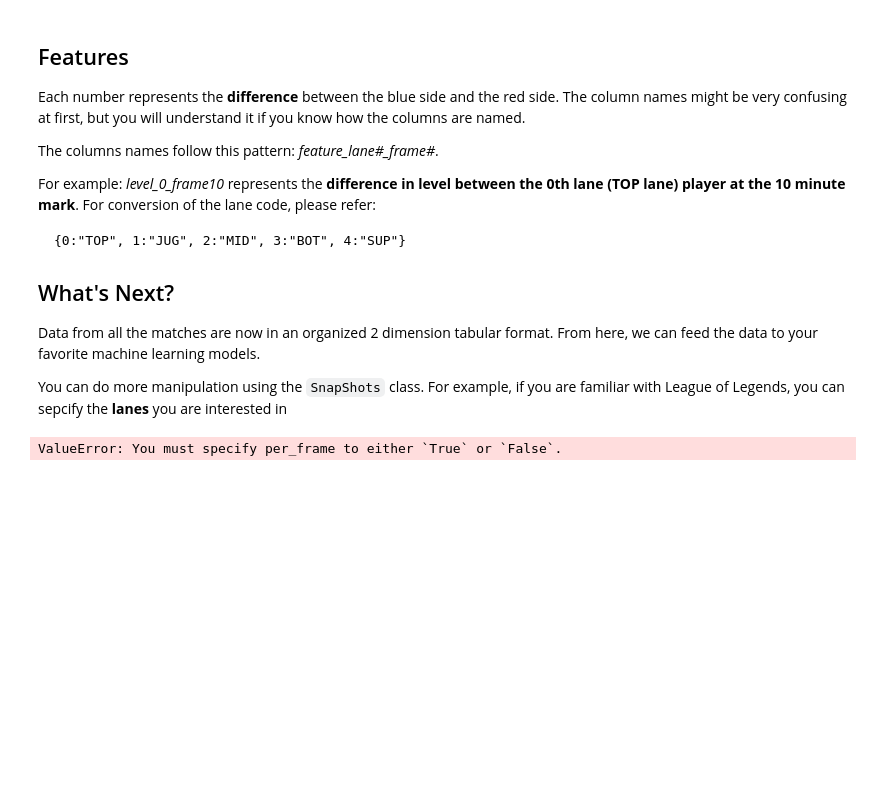
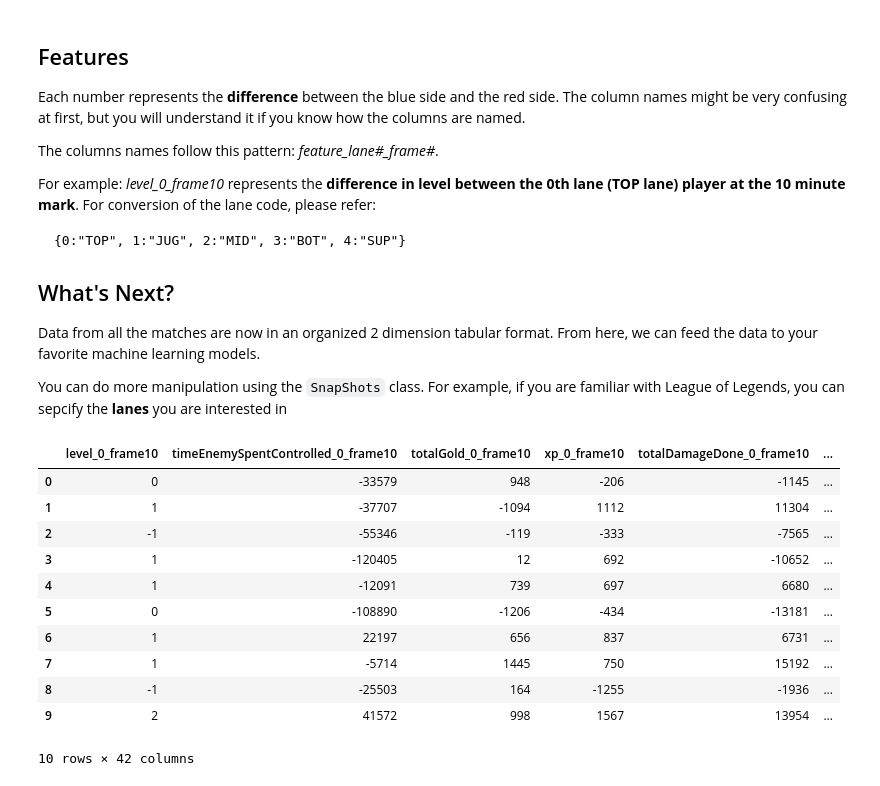
Before and after one commit to JohnsonJDDJ/zilean, a Jupyter notebook: examples/examples.ipynb, the cells around one changed output. Saved outputs shown, nothing was run; the diff lists cells and outputs as text; code cells hidden in the pictures; blank space fills up the shorter version.

```diff
--- a/examples/examples.ipynb
+++ b/examples/examples.ipynb
@@ -110,6 +110,18 @@ Data from all the matches are now in an organized 2 dimension tabular format. Fr
 
 You can do more manipulation using the `SnapShots` class. For example, if you are familiar with League of Legends, you can sepcify the **lanes** you are interested in
 # %%
-snaps.get_lanes(["TOP", "MID"], per_frame=False)
+top_and_mid = snaps.get_lanes(["TOP", "MID"], per_frame=False)
+pd.DataFrame(top_and_mid).head(10)
 # %% [output]
+|  | level_0_frame10 | timeEnemySpentControlled_0_frame10 | totalGold_0_frame10 | xp_0_frame10 | totalDamageDone_0_frame10 | ... |
+| 0 | 0 | -33579 | 948 | -206 | -1145 | ... |
+| 1 | 1 | -37707 | -1094 | 1112 | 11304 | ... |
+| 2 | -1 | -55346 | -119 | -333 | -7565 | ... |
+| 3 | 1 | -120405 | 12 | 692 | -10652 | ... |
+| 4 | 1 | -12091 | 739 | 697 | 6680 | ... |
+| 5 | 0 | -108890 | -1206 | -434 | -13181 | ... |
+| 6 | 1 | 22197 | 656 | 837 | 6731 | ... |
+| 7 | 1 | -5714 | 1445 | 750 | 15192 | ... |
+| 8 | -1 | -25503 | 164 | -1255 | -1936 | ... |
+| 9 | 2 | 41572 | 998 | 1567 | 13954 | ... |
-ValueError: You must specify per_frame to either `True` or `False`.
+10 rows × 42 columns
```
Also changed, not shown: parts of 3 cells of this notebook.
